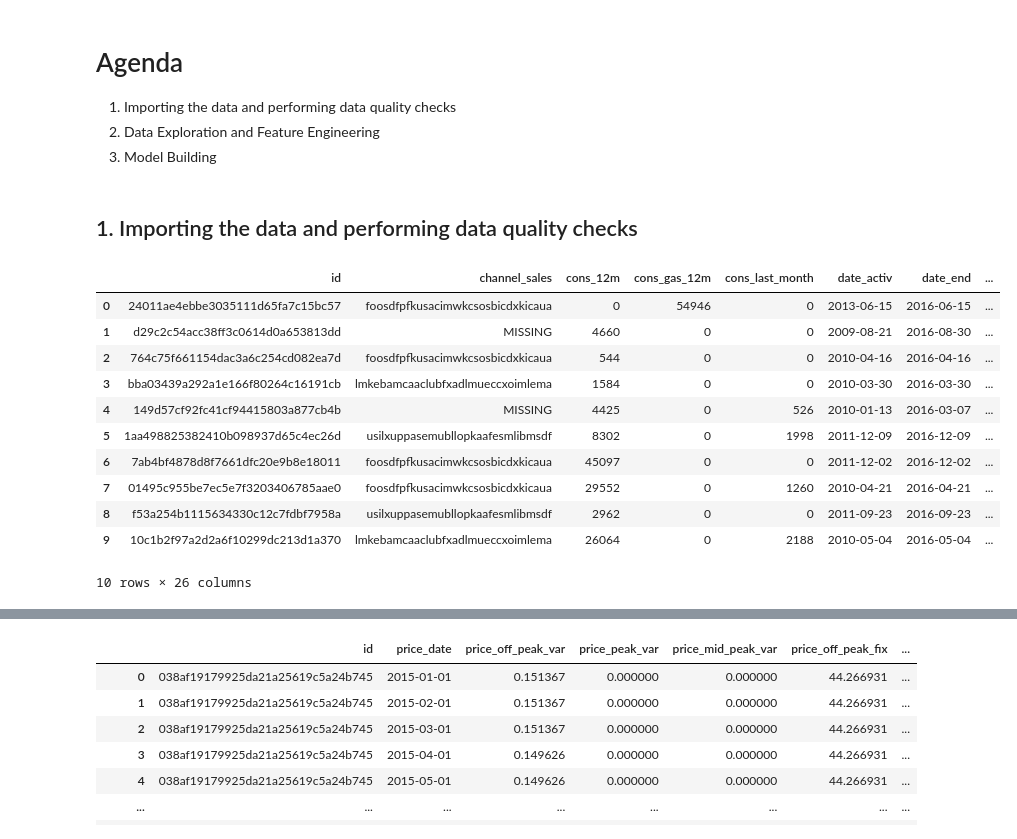
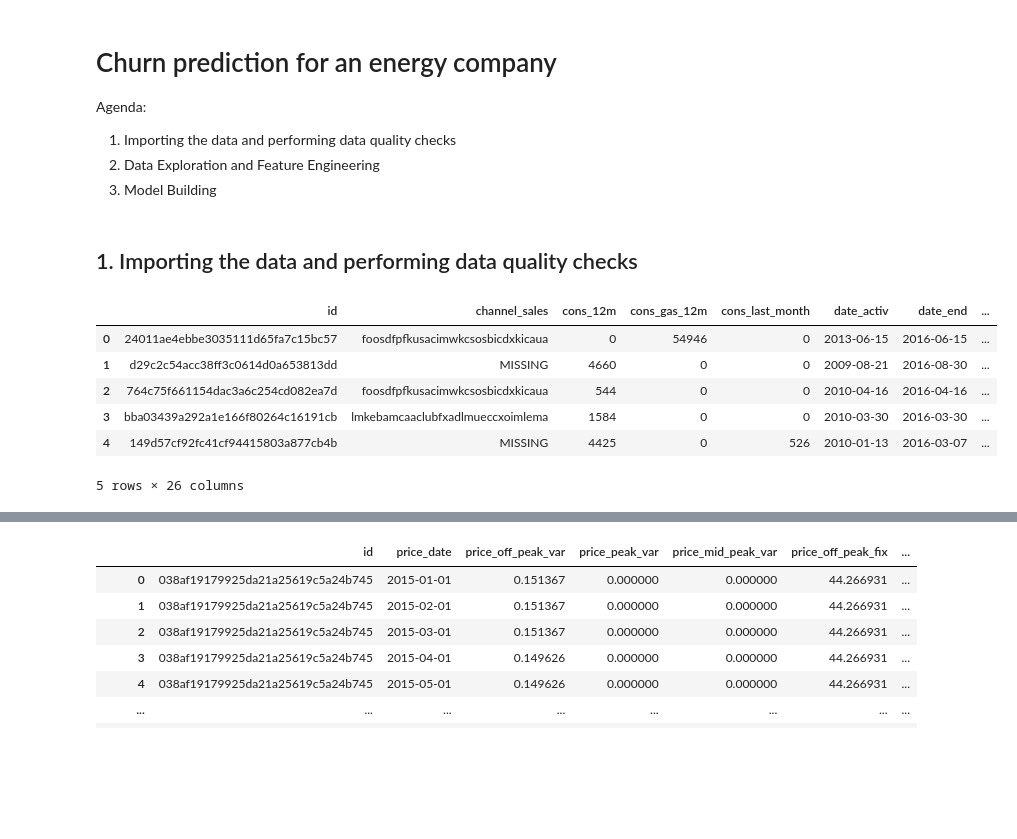
Before and after one commit to Mat-Gug/energy-churn-prediction, a Jupyter notebook: churn-prediction.ipynb, the cells around one changed output, grey strips where cells are left out. Saved outputs shown, nothing was run; the diff lists cells and outputs as text; code cells hidden in the pictures; blank space fills up the shorter version.

```diff
--- a/churn-prediction.ipynb
+++ b/churn-prediction.ipynb
@@ -1,6 +1,7 @@
 # %% [markdown]
-# Agenda
+# Churn prediction for an energy company
 
+Agenda:
 1. Importing the data and performing data quality checks
 2. Data Exploration and Feature Engineering
 3. Model Building
@@ -11,21 +12,16 @@ import pandas as pd
 # %%
 repo_path = "/workspaces/myfolder/energy-churn-prediction"
 
 raw_client_df = pd.read_csv(f"{repo_path}/data/client_data_raw.csv")
-raw_client_df.head(10)
+raw_client_df.head(5)
 # %% [output]
 |  | id | channel_sales | cons_12m | cons_gas_12m | cons_last_month | date_activ | date_end | ... |
 | 0 | 24011ae4ebbe3035111d65fa7c15bc57 | foosdfpfkusacimwkcsosbicdxkicaua | 0 | 54946 | 0 | 2013-06-15 | 2016-06-15 | ... |
 | 1 | d29c2c54acc38ff3c0614d0a653813dd | MISSING | 4660 | 0 | 0 | 2009-08-21 | 2016-08-30 | ... |
 | 2 | 764c75f661154dac3a6c254cd082ea7d | foosdfpfkusacimwkcsosbicdxkicaua | 544 | 0 | 0 | 2010-04-16 | 2016-04-16 | ... |
 | 3 | bba03439a292a1e166f80264c16191cb | lmkebamcaaclubfxadlmueccxoimlema | 1584 | 0 | 0 | 2010-03-30 | 2016-03-30 | ... |
 | 4 | 149d57cf92fc41cf94415803a877cb4b | MISSING | 4425 | 0 | 526 | 2010-01-13 | 2016-03-07 | ... |
-| 5 | 1aa498825382410b098937d65c4ec26d | usilxuppasemubllopkaafesmlibmsdf | 8302 | 0 | 1998 | 2011-12-09 | 2016-12-09 | ... |
-| 6 | 7ab4bf4878d8f7661dfc20e9b8e18011 | foosdfpfkusacimwkcsosbicdxkicaua | 45097 | 0 | 0 | 2011-12-02 | 2016-12-02 | ... |
-| 7 | 01495c955be7ec5e7f3203406785aae0 | foosdfpfkusacimwkcsosbicdxkicaua | 29552 | 0 | 1260 | 2010-04-21 | 2016-04-21 | ... |
-| 8 | f53a254b1115634330c12c7fdbf7958a | usilxuppasemubllopkaafesmlibmsdf | 2962 | 0 | 0 | 2011-09-23 | 2016-09-23 | ... |
-| 9 | 10c1b2f97a2d2a6f10299dc213d1a370 | lmkebamcaaclubfxadlmueccxoimlema | 26064 | 0 | 2188 | 2010-05-04 | 2016-05-04 | ... |
-10 rows × 26 columns
+5 rows × 26 columns
 # %%
 print(raw_client_df.dtypes)
 # %% [output]
```
Also changed, not shown: parts of 42 cells of this notebook, 1 other file.
